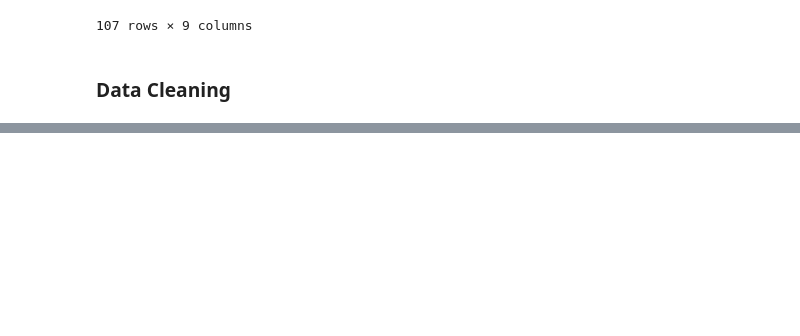
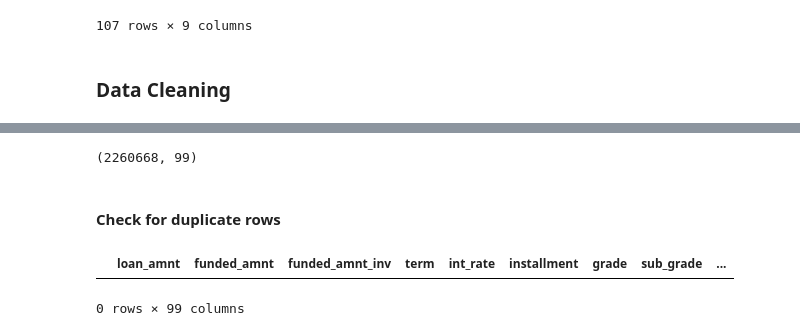
Before and after one commit to sudkpa/SB_DS, a Jupyter notebook: Career_Track/Capstone_Two/Data_Wrangling/Cap2_Notebook_steptwo.ipynb, the cells around one changed output, grey strips where cells are left out. Drawn from its saved outputs; the diff is of its cells as text; code cells hidden in the pictures; blank space fills up the shorter version.

```diff
--- a/Career_Track/Capstone_Two/Data_Wrangling/Cap2_Notebook_steptwo.ipynb
+++ b/Career_Track/Capstone_Two/Data_Wrangling/Cap2_Notebook_steptwo.ipynb
@@ -583,5 +594,5 @@ data_desc
 # %%
-df.drop(['id','member_id','url','policy_code'], axis=1, inplace=True)
+df.drop(['id','member_id','url','policy_code','desc','emp_title','emp_length','disbursement_method','purpose'], axis=1, inplace=True)
 # %%
 df.head()
 # %% [output]
@@ -598,0 +612,10 @@ df.shape
+# %%
+# If a column has more than 70% missing values, drop that column
+column_list = df.columns.values.tolist()
+df_len = len(df)
+threshold = round(0.3 * df_len) # 30% non null values
+print("Removing a column if it has more than 70% missing values\n")
+for column_name in column_list:
+    if df[column_name].count() < threshold:
+        df.drop([column_name], axis=1, inplace=True)
+        print("Dropping column " + column_name + "\n")
@@ -598,0 +640,12 @@ df.shape
+# %%
+df.shape
+# %% [output]
+(2260668, 99)
+# %% [markdown]
+#### Check for duplicate rows
+# %%
+duplicatedRowsDF = df[df.duplicated()]
+duplicatedRowsDF
+# %% [output]
+|  | loan_amnt | funded_amnt | funded_amnt_inv | term | int_rate | installment | grade | sub_grade | ... |
+0 rows × 99 columns
```
Also changed, not shown: parts of 9 cells of this notebook.
